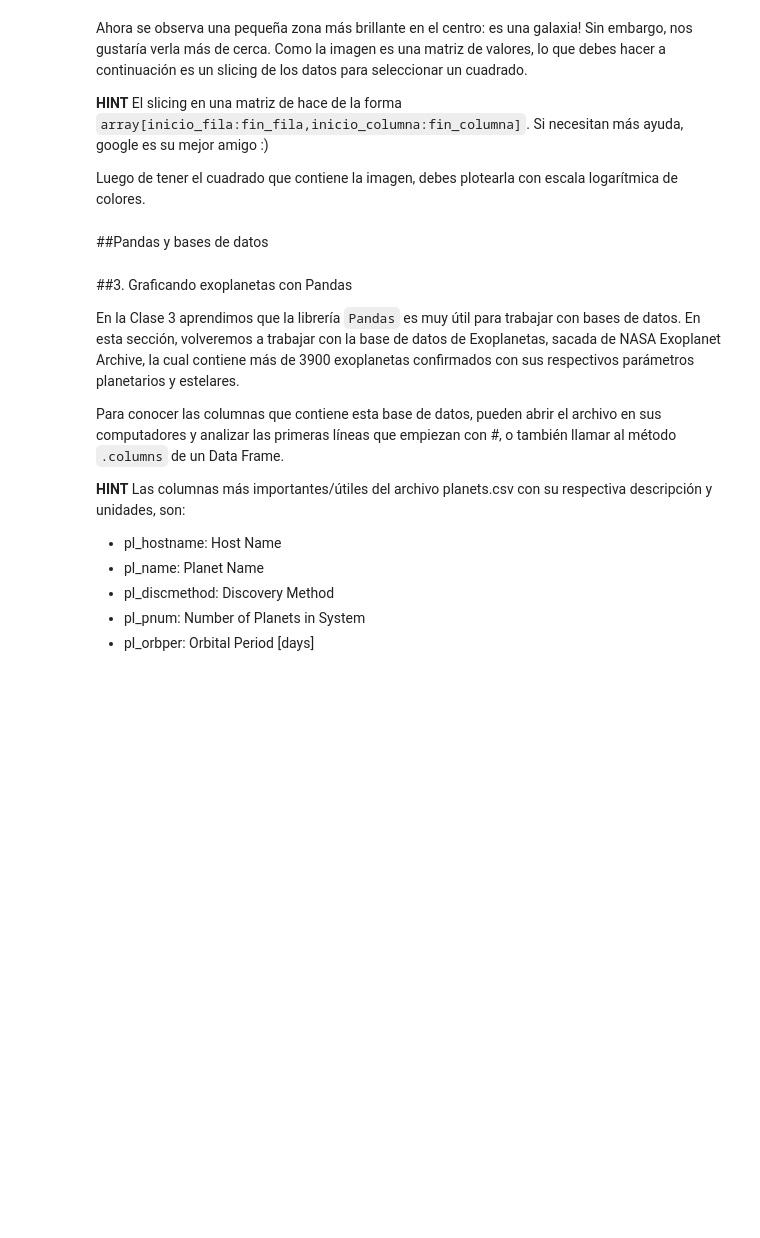
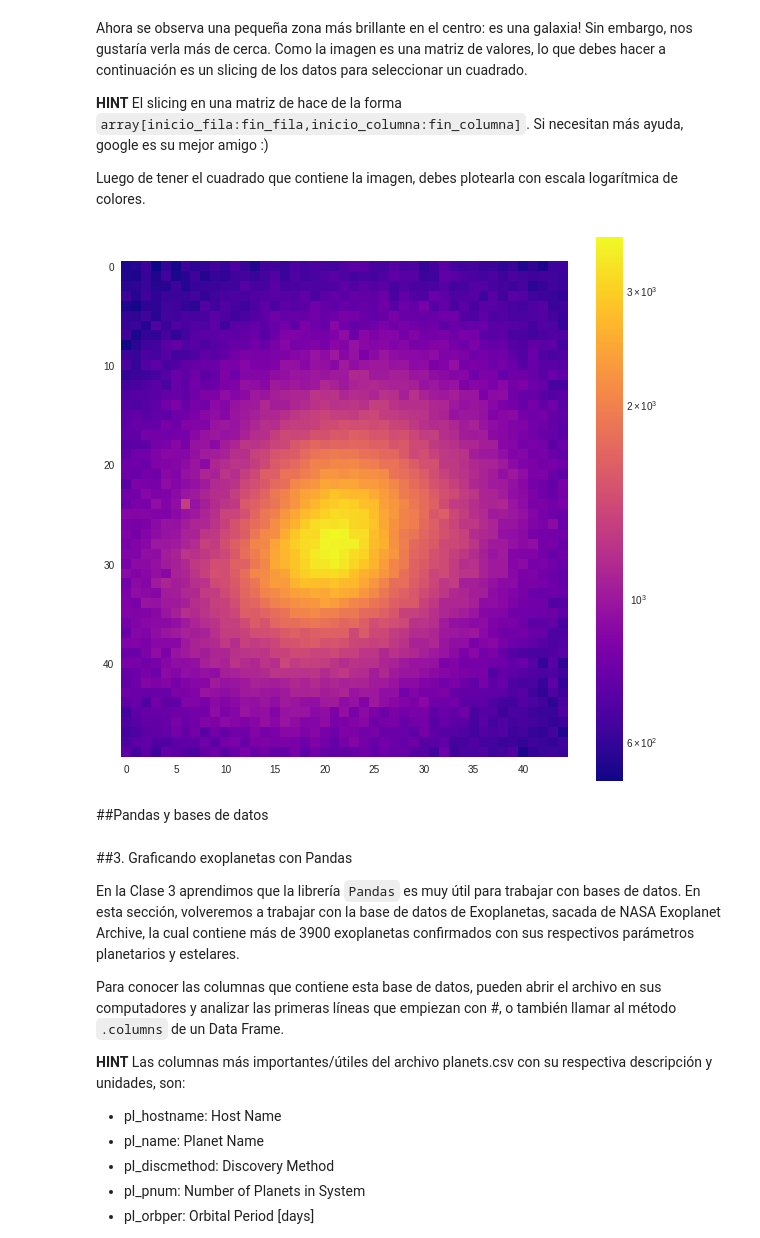
Before and after one commit to scarlett-plaza/minitarea3, a Jupyter notebook: minitarea3.ipynb, the cells around one changed output. Saved outputs shown, nothing was run; the diff lists cells and outputs as text; code cells hidden in the pictures; blank space fills up the shorter version.

```diff
--- a/minitarea3.ipynb
+++ b/minitarea3.ipynb
@@ -119,3 +145,12 @@ Luego de tener el cuadrado que contiene la imagen, debes plotearla con escala lo
+# %%
+# Slicing del cuadrado con la galaxia y plot acá
+zoom=imagen[1000:1050,975:1020]
+plt.figure(figsize=(10,10))
+plt.imshow(zoom,norm = LogNorm(), cmap='plasma') #grey, inferno, etc
+plt.colorbar()
+plt.grid(b=None)
+# %% [output]
+[figure, added]
 # %% [markdown]
 ##Pandas y bases de datos
 # %% [markdown]
```
Also changed, not shown: parts of 7 cells of this notebook.
